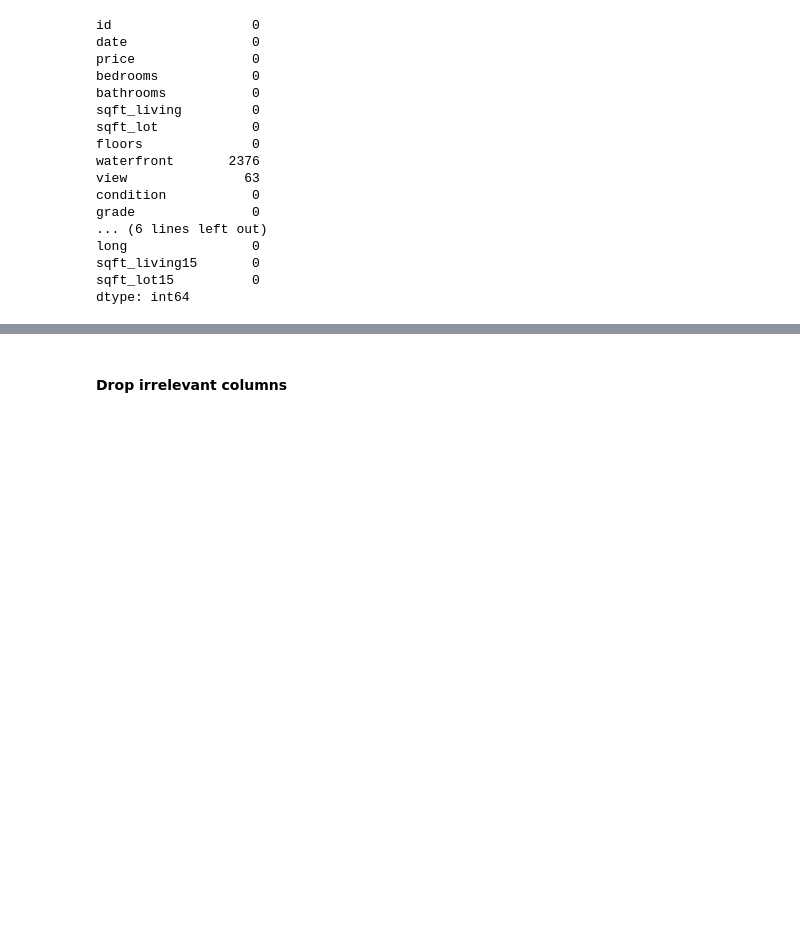
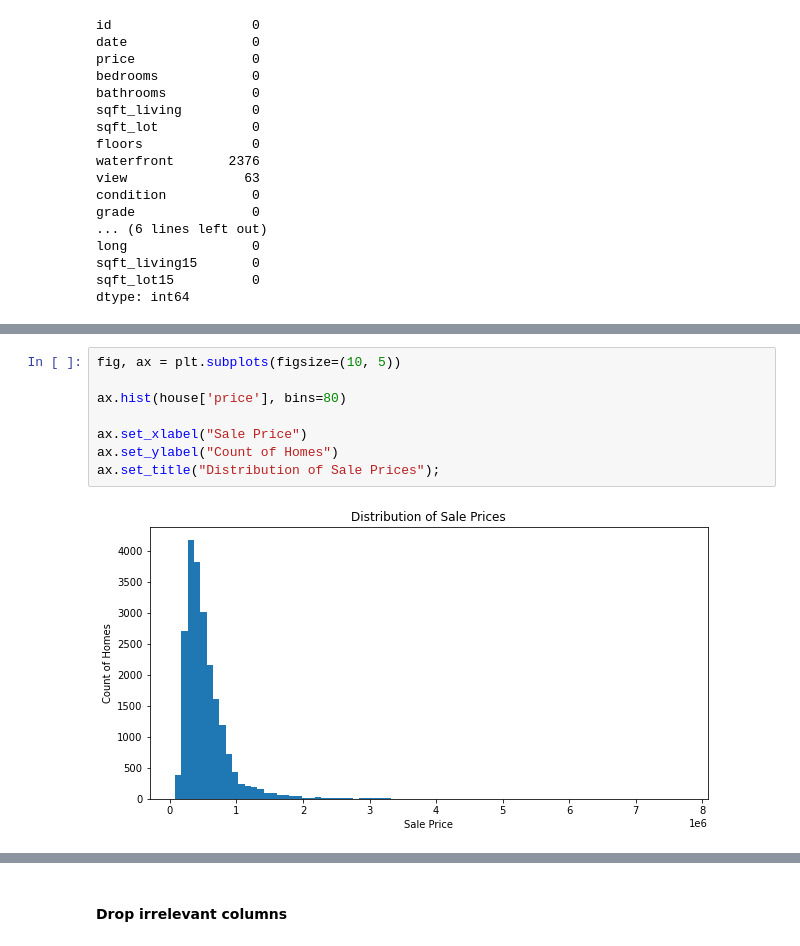
Before and after one commit to JM-Hansen/dsc-phase-2-project-v2-3, a Jupyter notebook: student.ipynb, the cells around one changed output, grey strips where cells are left out. Drawn from its saved outputs; the diff is of its cells as text; blank space fills up the shorter version.

```diff
--- a/student.ipynb
+++ b/student.ipynb
@@ -175,0 +173,10 @@ Drop irrelevant columns. Handle missing values. convert categorical features int
+# %%
+fig, ax = plt.subplots(figsize=(10, 5))
+
+ax.hist(house['price'], bins=80)
+
+ax.set_xlabel("Sale Price")
+ax.set_ylabel("Count of Homes")
+ax.set_title("Distribution of Sale Prices");
+# %% [output]
+[figure, added]
```
Also changed, not shown: parts of 185 cells of this notebook, 1 other file.
